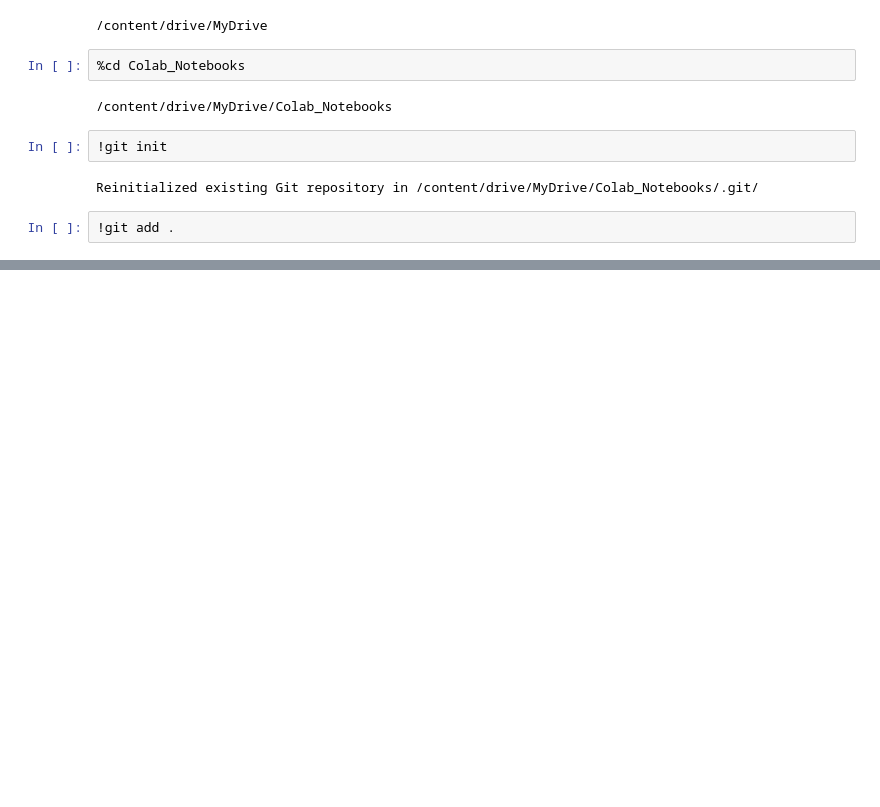
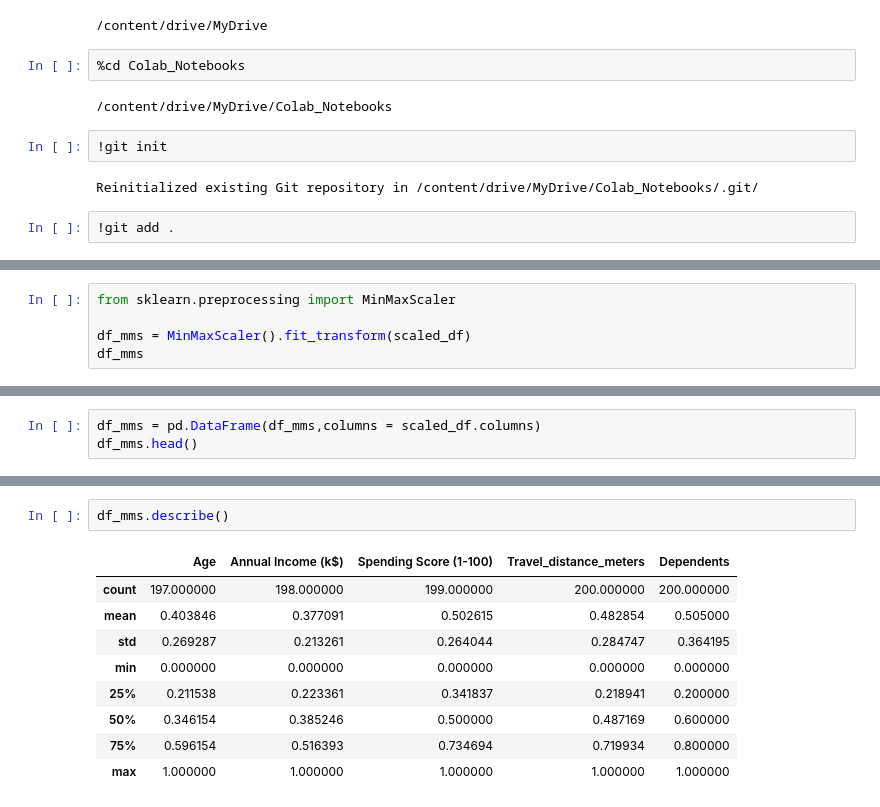
Before and after one commit to Nimsara-boop/IIT_MLandDS, a Jupyter notebook: DataExploringAndPreparing.ipynb, the cells around one changed output, grey strips where cells are left out. Cells and saved outputs as stored; diff of their text form; blank space fills up the shorter version.

```diff
--- a/DataExploringAndPreparing.ipynb
+++ b/DataExploringAndPreparing.ipynb
@@ -330,0 +548,5 @@ Reinitialized existing Git repository in /content/drive/MyDrive/Colab_Notebooks/
+# %%
+from sklearn.preprocessing import MinMaxScaler
+
+df_mms = MinMaxScaler().fit_transform(scaled_df)
+df_mms
@@ -330,0 +571,3 @@ Reinitialized existing Git repository in /content/drive/MyDrive/Colab_Notebooks/
+# %%
+df_mms = pd.DataFrame(df_mms,columns = scaled_df.columns)
+df_mms.head()
@@ -330,0 +581,12 @@ Reinitialized existing Git repository in /content/drive/MyDrive/Colab_Notebooks/
+# %%
+df_mms.describe()
+# %% [output]
+|  | Age | Annual Income (k$) | Spending Score (1-100) | Travel_distance_meters | Dependents |
+| count | 197.000000 | 198.000000 | 199.000000 | 200.000000 | 200.000000 |
+| mean | 0.403846 | 0.377091 | 0.502615 | 0.482854 | 0.505000 |
+| std | 0.269287 | 0.213261 | 0.264044 | 0.284747 | 0.364195 |
+| min | 0.000000 | 0.000000 | 0.000000 | 0.000000 | 0.000000 |
+| 25% | 0.211538 | 0.223361 | 0.341837 | 0.218941 | 0.200000 |
+| 50% | 0.346154 | 0.385246 | 0.500000 | 0.487169 | 0.600000 |
+| 75% | 0.596154 | 0.516393 | 0.734694 | 0.719934 | 0.800000 |
+| max | 1.000000 | 1.000000 | 1.000000 | 1.000000 | 1.000000 |
```
Also changed, not shown: parts of 35 cells of this notebook, 5 other files.
